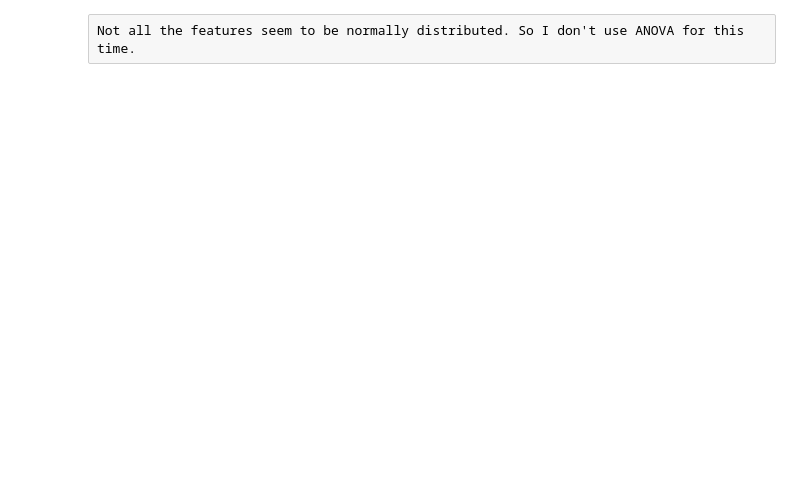
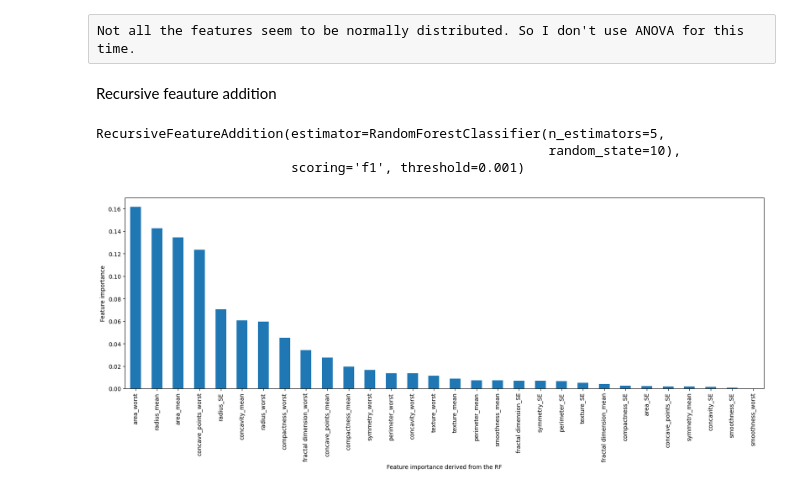
Before and after one commit to Itaru2018/Breast_cancer_project, a Jupyter notebook: Bereat_cancer_feature_selection.ipynb, the cells around one changed output. Saved outputs shown, nothing was run; the diff lists cells and outputs as text; code cells hidden in the pictures; blank space fills up the shorter version.

```diff
--- a/Bereat_cancer_feature_selection.ipynb
+++ b/Bereat_cancer_feature_selection.ipynb
@@ -321,2 +366,29 @@ plt.show()
 # %% [raw]
 Not all the features seem to be normally distributed. So I don't use ANOVA for this time.
+# %% [markdown]
+Recursive feauture addition
+# %%
+#Use RandomForest
+from feature_engine.selection import RecursiveFeatureAddition
+model = RandomForestClassifier(n_estimators=5, random_state=10)
+
+rfa = RecursiveFeatureAddition(
+    estimator=model,
+    scoring='f1',
+    threshold=0.001,
+    cv=3
+)
+
+#Fit it to the train set
+rfa.fit(X_train_t, y_train_t)
+# %% [output]
+RecursiveFeatureAddition(estimator=RandomForestClassifier(n_estimators=5,
+                                                          random_state=10),
+                         scoring='f1', threshold=0.001)
+# %%
+rfa.feature_importances_.plot.bar(figsize=(20, 6))
+plt.ylabel('Feature importance')
+plt.xlabel('Feature importance derived from the RF')
+plt.show()
+# %% [output]
+[figure, added]
```
Also changed, not shown: parts of 19 cells of this notebook.
